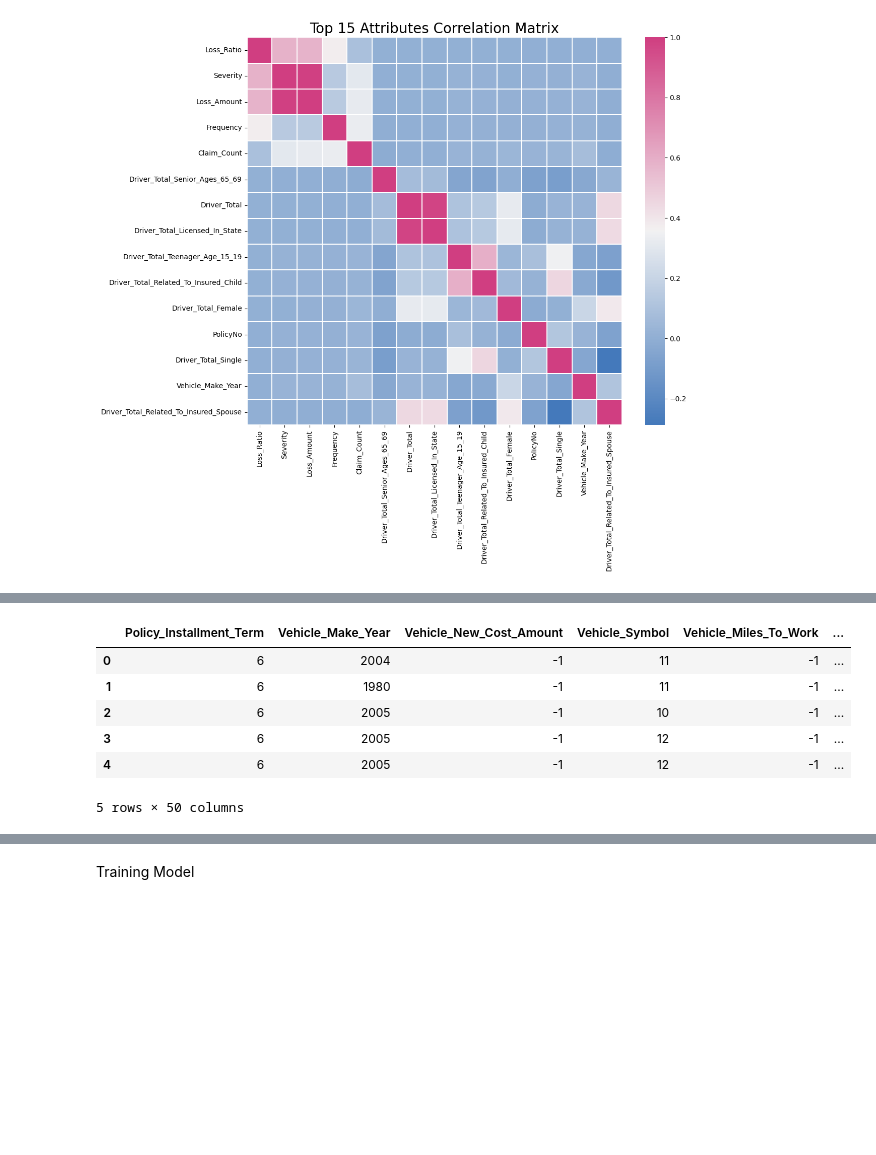
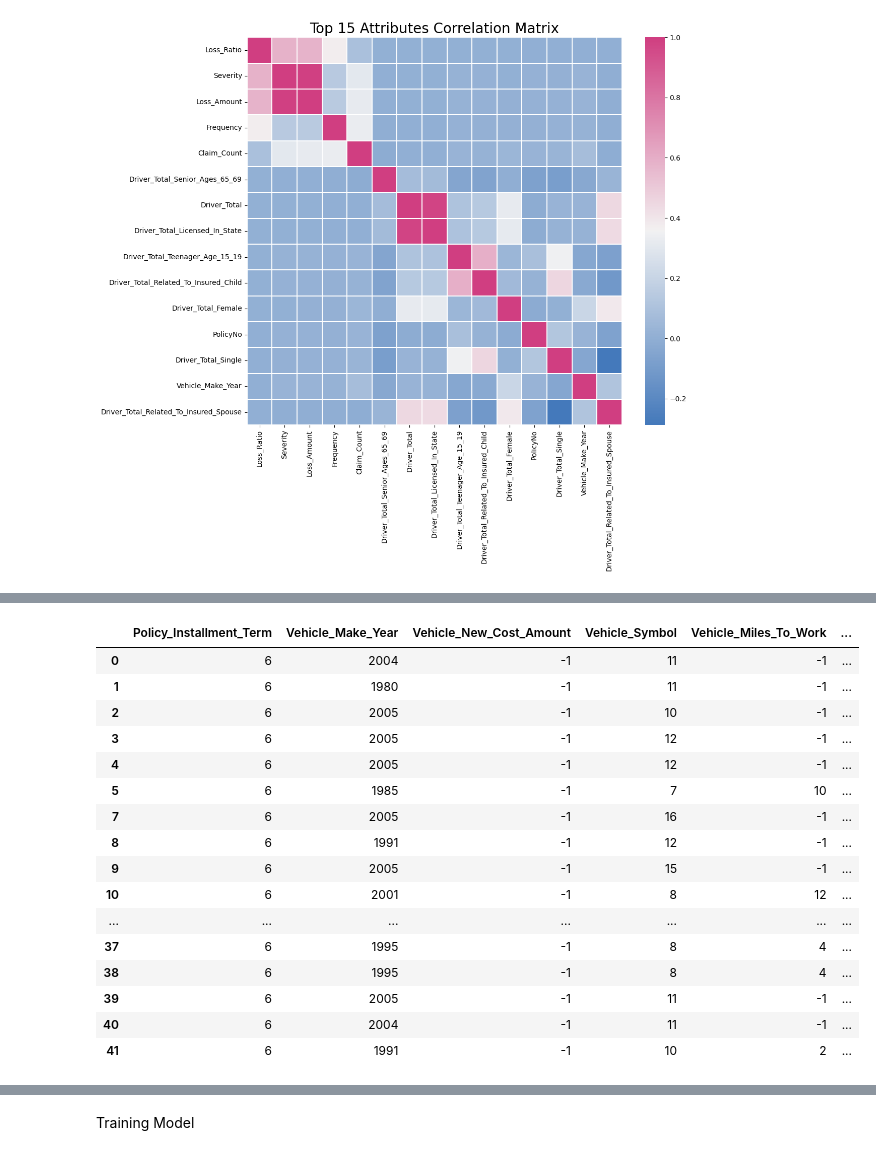
Before and after one commit to manojjanapala/Insuranceproject, a Jupyter notebook: Project_code.ipynb, the cells around one changed output, grey strips where cells are left out. Saved outputs shown, nothing was run; the diff lists cells and outputs as text; code cells hidden in the pictures; blank space fills up the shorter version.

```diff
--- a/Project_code.ipynb
+++ b/Project_code.ipynb
@@ -10,7 +8,7 @@ ModuleNotFoundError: No module named 'google.colab'
 # %%
 import pandas as pd
 # %%
-df = pd.read_csv('C:/Users/My pc/Downloads/Git/Insuranceproject/ITCS6100_training_dataset/training_data.csv')
+df = pd.read_csv('C:/Users/My pc/Downloads/BigDataGitProject/Insuranceproject/ITCS6100_training_dataset/training_data.csv')
 # %%
 df.head()
 # %% [output]
@@ -355,7 +344,7 @@ columns = ['Policy_Installment_Term',
            'Driver_Total',
 #            'Driver_Total_Male',
            'Driver_Total_Female',
-           'Driver_Total_Single',
+#           'Driver_Total_Single',
 #           'Driver_Total_Married',
 #            'Driver_Total_Related_To_Insured_Self',
 #            'Driver_Total_Related_To_Insured_Spouse',
@@ -363,13 +352,13 @@ columns = ['Policy_Installment_Term',
             'Driver_Total_Licensed_In_State',
 #           'Driver_Minimum_Age',
 #           'Driver_Maximum_Age',
-            'Driver_Total_Teenager_Age_15_19',
-            'Driver_Total_College_Ages_20_23',
-            'Driver_Total_Young_Adult_Ages_24_29',
-            'Driver_Total_Low_Middle_Adult_Ages_30_39',
-            'Driver_Total_Middle_Adult_Ages_40_49',
+#            'Driver_Total_Teenager_Age_15_19',
+#            'Driver_Total_College_Ages_20_23',
+#            'Driver_Total_Young_Adult_Ages_24_29',
+#            'Driver_Total_Low_Middle_Adult_Ages_30_39',
+#            'Driver_Total_Middle_Adult_Ages_40_49',
 #            'Driver_Total_Adult_Ages_50_64',
-            'Driver_Total_Senior_Ages_65_69',
+#            'Driver_Total_Senior_Ages_65_69',
 #            'Driver_Total_Upper_Senior_Ages_70_plus',
            'Vehicle_Driver_Points',
           'Vehicle_Youthful_Driver_Indicator',
@@ -436,13 +436,24 @@ df = pd.get_dummies(df, columns=categorical_columns, prefix_sep="_")
 # %%
-df.head()
+pd.set_option('display.max_columns', None)
+df.head(40)
 # %% [output]
 |  | Policy_Installment_Term | Vehicle_Make_Year | Vehicle_New_Cost_Amount | Vehicle_Symbol | Vehicle_Miles_To_Work | ... |
 | 0 | 6 | 2004 | -1 | 11 | -1 | ... |
 | 1 | 6 | 1980 | -1 | 11 | -1 | ... |
 | 2 | 6 | 2005 | -1 | 10 | -1 | ... |
 | 3 | 6 | 2005 | -1 | 12 | -1 | ... |
 | 4 | 6 | 2005 | -1 | 12 | -1 | ... |
+| 5 | 6 | 1985 | -1 | 7 | 10 | ... |
+| 7 | 6 | 2005 | -1 | 16 | -1 | ... |
+| 8 | 6 | 1991 | -1 | 12 | -1 | ... |
+| 9 | 6 | 2005 | -1 | 15 | -1 | ... |
+| 10 | 6 | 2001 | -1 | 8 | 12 | ... |
+| ... | ... | ... | ... | ... | ... | ... |
+| 37 | 6 | 1995 | -1 | 8 | 4 | ... |
+| 38 | 6 | 1995 | -1 | 8 | 4 | ... |
+| 39 | 6 | 2005 | -1 | 11 | -1 | ... |
+| 40 | 6 | 2004 | -1 | 11 | -1 | ... |
+| 41 | 6 | 1991 | -1 | 10 | 2 | ... |
-5 rows × 50 columns
 # %%
 df.isnull().sum()
 # %% [output]
```
Also changed, not shown: parts of 11 cells of this notebook.
